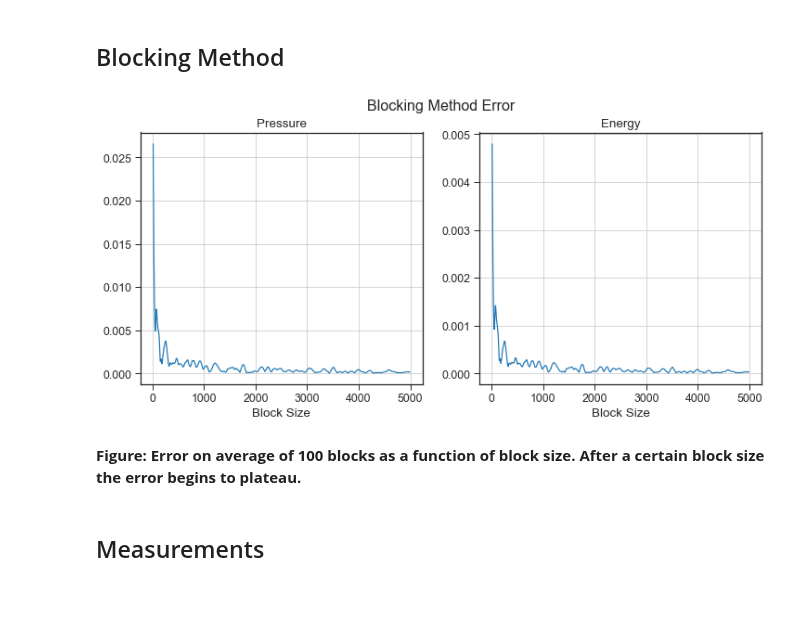
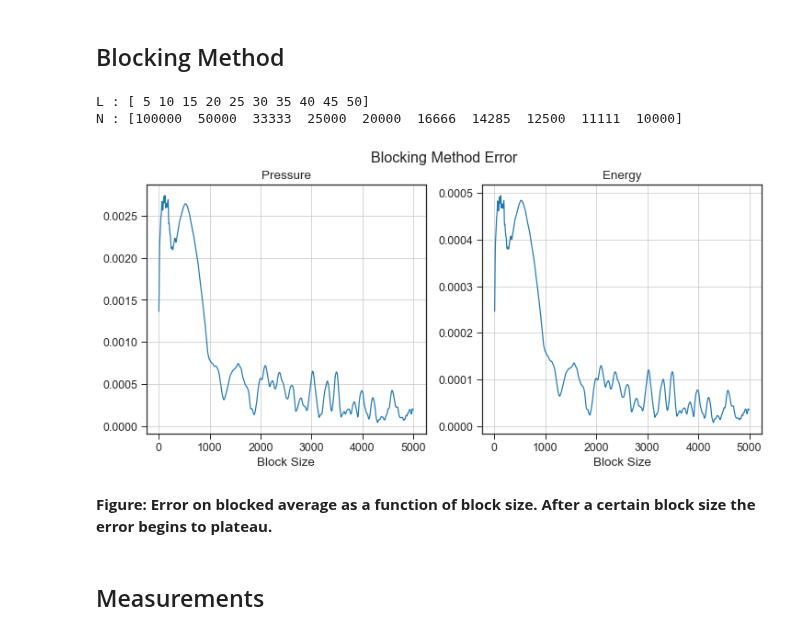
Before and after one commit to edoardodraetta/lsn_esercizi, a Jupyter notebook: esercizio_07/Esercizio_7.ipynb, the cells around one changed output. Saved outputs shown, nothing was run; the diff lists cells and outputs as text; code cells hidden in the pictures; blank space fills up the shorter version.

Commit message:
fixed blocking error

```diff
--- a/esercizio_07/Esercizio_7.ipynb
+++ b/esercizio_07/Esercizio_7.ipynb
@@ -146,35 +146,43 @@ def block_error(data, blk_size, n_blks):
         AV2 = np.sum(av2) / n_blks
 
         return math.sqrt((AV2 - AV ** 2) / (n_blks - 1))
+# %%
+M = 500000  # total number of data points
+block_sizes = np.arange(5, 5000, 5)
+print("L :", block_sizes[:10])
+N = (M / block_sizes).astype(int)
+print("N :", N[:10])
+# %% [output]
+L : [ 5 10 15 20 25 30 35 40 45 50]
+N : [100000  50000  33333  25000  20000  16666  14285  12500  11111  10000]
 # %%
 M = 500000  # total number of data points
-N = 100
-
-block_sizes = np.arange(10, 5000, 5)
-errors = np.zeros(block_sizes.size)
+block_sizes = np.arange(5, 5000, 5)
+errors_P = np.zeros(block_sizes.size)
+errors_E = np.zeros(block_sizes.size)
 
 for i, L in enumerate(block_sizes):
-    errors[i] = block_error(P, L, N)
+    N = int(M / L)
+    errors_P[i] = block_error(P, L, N)
+    errors_E[i] = block_error(E, L, N)
 # %%
 cutoff = None
 fig, ax = plt.subplots(1, 2, figsize=(12, 5))
 fig.suptitle("Blocking Method Error")
 
-sns.lineplot(x=block_sizes[:cutoff], y=errors[:cutoff], ax=ax[0])
+sns.lineplot(x=block_sizes[:cutoff], y=errors_P[:cutoff], ax=ax[0])
 ax[0].set(title="Pressure", xlabel="Block Size")
 ax[0].grid()
 
-for i, L in enumerate(block_sizes):
-    errors[i] = block_error(E, L, N)
-
-sns.lineplot(x=block_sizes[:cutoff], y=errors[:cutoff], ax=ax[1])
+sns.lineplot(x=block_sizes[:cutoff], y=errors_E[:cutoff], ax=ax[1])
 ax[1].set(title="Energy", xlabel="Block Size")
 ax[1].grid()
+
 plt.show()
 # %% [output]
-[figure, old version]
+[figure, new version]
 # %% [markdown]
-**Figure: Error on average of 100 blocks as a function of block size. After a certain block size the error begins to plateau.**
+**Figure: Error on blocked average as a function of block size. After a certain block size the error begins to plateau.**
 # %% [markdown]
 ## Measurements
 # %%
```
